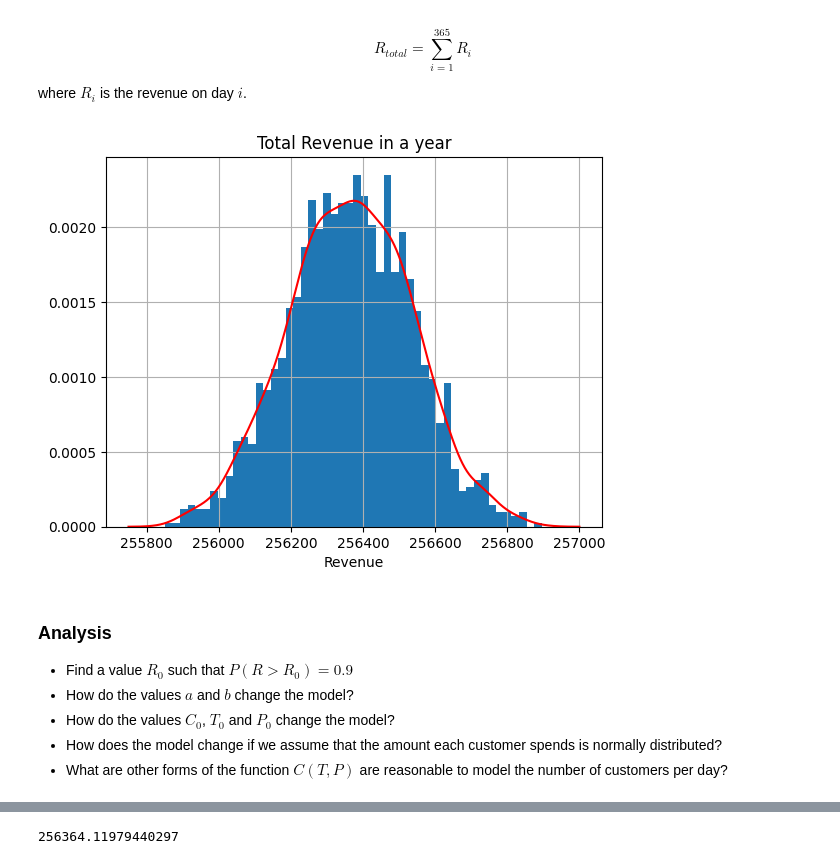
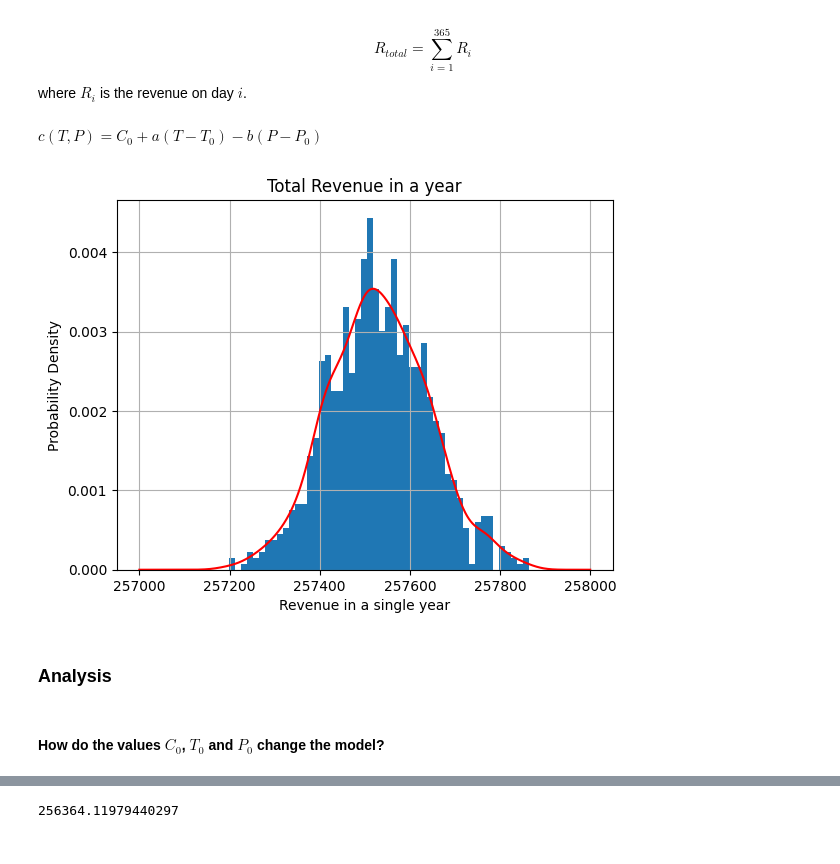
Before and after one commit to Michxz312/Weather-Impact-on-Annual-Revenue, a Jupyter notebook: Weather Impact on Annual Revenue.ipynb, the cells around one changed output, grey strips where cells are left out. Saved outputs shown, nothing was run; the diff lists cells and outputs as text; code cells hidden in the pictures.

```diff
--- a/Weather Impact on Annual Revenue.ipynb
+++ b/Weather Impact on Annual Revenue.ipynb
@@ -63,10 +67,10 @@ plt.show()
 # %%
-# estimate the probability density function of temperature distribution with gaussian_kde
-kde_y = stats.gaussian_kde(df['avg_temperature'])
+# Estimate the probability density function of temperature distribution with gaussian_kde
+kdeT = stats.gaussian_kde(df['avg_temperature'])
 x = np.linspace(-15,30, 100)
 df['avg_temperature'].hist(bins=100,density=True)
-plt.plot(x,kde_y(x))
-plt.xlabel('avg_temperature')
+plt.plot(x,kdeT(x))
+plt.xlabel('Average Temperature (Celsisus)')
 plt.title('Density function for temperature distribution')
 plt.grid()
 plt.show()
@@ -77,7 +83,8 @@ Note: We expect the parameter $\alpha < 1$ therefore the probability distributio
 # %%
 # compute mean of precipitation
 mu_p = df['precipitation'].mean()
-print(mu_p)
-var_p = df['precipitation'].var()
-print(var_p)
+
+# compute variance of precipitation
+sigma2 = df['precipitation'].var()
+print('mean =', mu_p, 'variance =', sigma2)
 # %% [output]
@@ -86,7 +92,7 @@ print(var_p)
 # %%
-# fit into gamma distribution
-alpha = mu_p**2/var_p**2
-beta = mu_p/var_p**2
+# Calculate the rate and shape to fit into gamma distribution
+alpha = (mu_p**2)/sigma2
+beta = mu_p/sigma2
 print(alpha)
 print(beta)
 # %% [output]
@@ -107,35 +119,35 @@ R_{total} = \sum \limits_{i = 1}^{365} R_i
 $$
 
 where $R_i$ is the revenue on day $i$.
+# %% [markdown]
+$c(T,P) = C_0 + a(T - T_0) - b(P - P_0)$
 # %%
-kdeP = stats.gaussian_kde(df['precipitation'])
 Ys = []
+
 # creating samples
 # $R_i = 10 * max\{C_0 + a(T - T_0) - b(P - P_0),0\}$
 # $R_i = 10 * max\{C_0 + T - T_0 - P),0\}$
 # assume a = b = 1
-for i in range(2000):
-    T = kde_y.resample(size=365).flatten()
-    P = kdeP.resample(size=365).flatten()
+
+for i in range(1000):
+    T = kdeT.resample(size=365).flatten()
+    P = np.random.gamma(alpha, beta, 365)
     c = np.sum(720 + T - 25 - P)
-    Y = np.maximum(c,0)
+    Y = np.maximum(c,0) # ensures revenue is positive
     Ys.append(Y)
 # %%
 kdeY = stats.gaussian_kde(Ys)
-x = np.linspace(255750,257000,1000)
+x = np.linspace(257000,258000,1000)
 plt.hist(Ys, bins=50, density=True)
 plt.plot(x,kdeY.pdf(x),'r')
 plt.title('Total Revenue in a year')
-plt.xlabel('Revenue')
+plt.xlabel('Revenue in a single year')
+plt.ylabel('Probability Density')
 plt.grid(True)
 plt.show()
 # %% [output]
-[figure, old version]
+[figure, new version]
 # %% [markdown]
 ### Analysis
-
-* Find a value $R_0$ such that $P(R > R_0) = 0.9$
-* How do the values $a$ and $b$ change the model?
-* How do the values $C_0$, $T_0$ and $P_0$ change the model?
-* How does the model change if we assume that the amount each customer spends is normally distributed?
-* What are other forms of the function $C(T,P)$ are reasonable to model the number of customers per day?
+# %% [markdown]
+#### How do the values $C_0$, $T_0$ and $P_0$ change the model?
```
Also changed, not shown: parts of 14 cells of this notebook, 1 other file.
